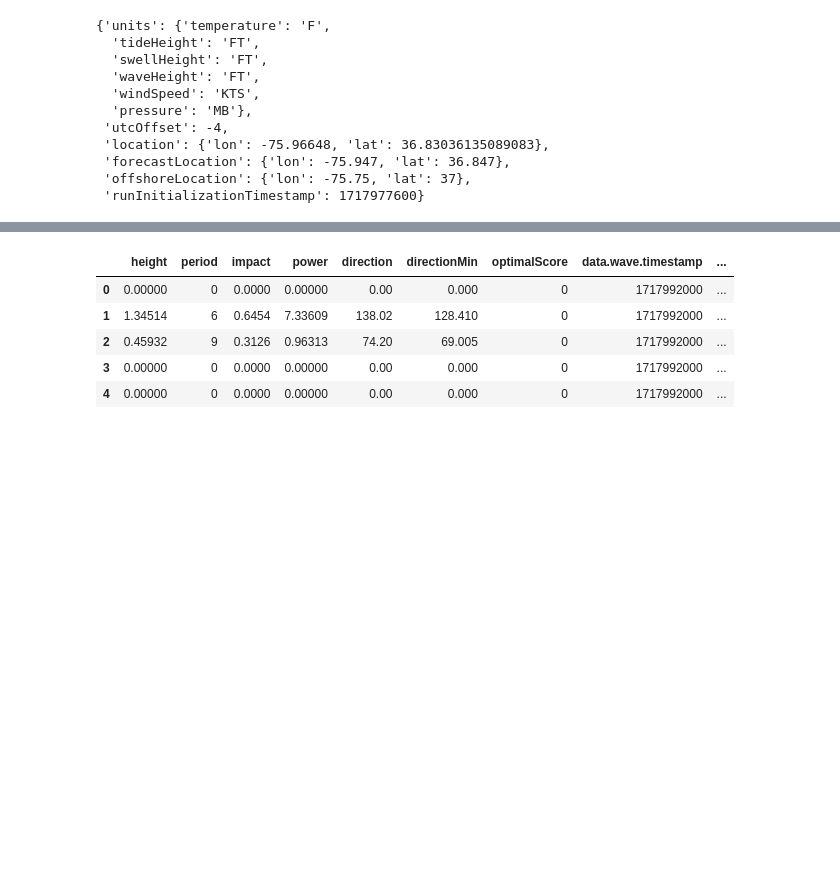
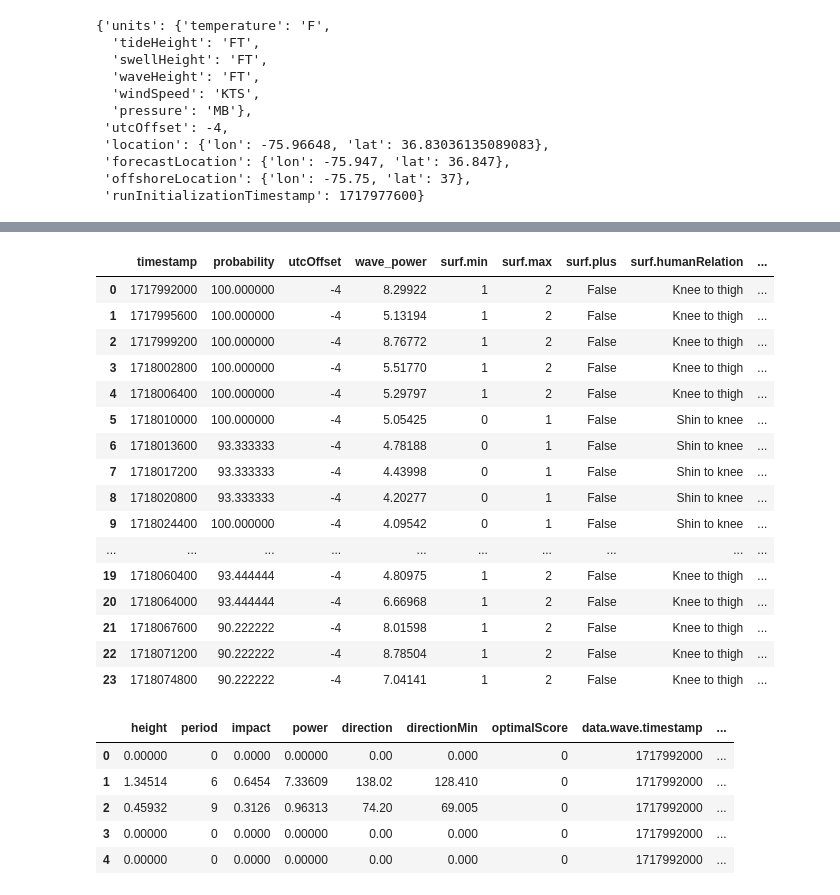
Before and after one commit to peterbull/bodhi-cast, a Jupyter notebook: nbs/python/240329_sl_api.ipynb, the cells around one changed output, grey strips where cells are left out. Saved outputs shown, nothing was run; the diff lists cells and outputs as text; code cells hidden in the pictures; blank space fills up the shorter version.

```diff
--- a/nbs/python/240329_sl_api.ipynb
+++ b/nbs/python/240329_sl_api.ipynb
@@ -320,3 +332,23 @@ jetty_wave_df.rename(columns={"power": "wave_power"}, inplace=True)
+# %%
+jetty_wave_df
+# %% [output]
+|  | timestamp | probability | utcOffset | wave_power | surf.min | surf.max | surf.plus | surf.humanRelation | ... |
+| 0 | 1717992000 | 100.000000 | -4 | 8.29922 | 1 | 2 | False | Knee to thigh | ... |
+| 1 | 1717995600 | 100.000000 | -4 | 5.13194 | 1 | 2 | False | Knee to thigh | ... |
+| 2 | 1717999200 | 100.000000 | -4 | 8.76772 | 1 | 2 | False | Knee to thigh | ... |
+| 3 | 1718002800 | 100.000000 | -4 | 5.51770 | 1 | 2 | False | Knee to thigh | ... |
+| 4 | 1718006400 | 100.000000 | -4 | 5.29797 | 1 | 2 | False | Knee to thigh | ... |
+| 5 | 1718010000 | 100.000000 | -4 | 5.05425 | 0 | 1 | False | Shin to knee | ... |
+| 6 | 1718013600 | 93.333333 | -4 | 4.78188 | 0 | 1 | False | Shin to knee | ... |
+| 7 | 1718017200 | 93.333333 | -4 | 4.43998 | 0 | 1 | False | Shin to knee | ... |
+| 8 | 1718020800 | 93.333333 | -4 | 4.20277 | 0 | 1 | False | Shin to knee | ... |
+| 9 | 1718024400 | 100.000000 | -4 | 4.09542 | 0 | 1 | False | Shin to knee | ... |
+| ... | ... | ... | ... | ... | ... | ... | ... | ... | ... |
+| 19 | 1718060400 | 93.444444 | -4 | 4.80975 | 1 | 2 | False | Knee to thigh | ... |
+| 20 | 1718064000 | 93.444444 | -4 | 6.66968 | 1 | 2 | False | Knee to thigh | ... |
+| 21 | 1718067600 | 90.222222 | -4 | 8.01598 | 1 | 2 | False | Knee to thigh | ... |
+| 22 | 1718071200 | 90.222222 | -4 | 8.78504 | 1 | 2 | False | Knee to thigh | ... |
+| 23 | 1718074800 | 90.222222 | -4 | 7.04141 | 1 | 2 | False | Knee to thigh | ... |
 # %%
 jetty_swell_df = pd.json_normalize(
     jetty_waves,
```
Also changed, not shown: parts of 17 cells of this notebook.
